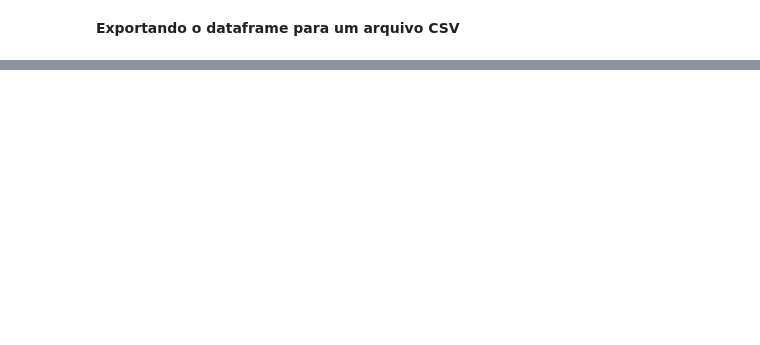
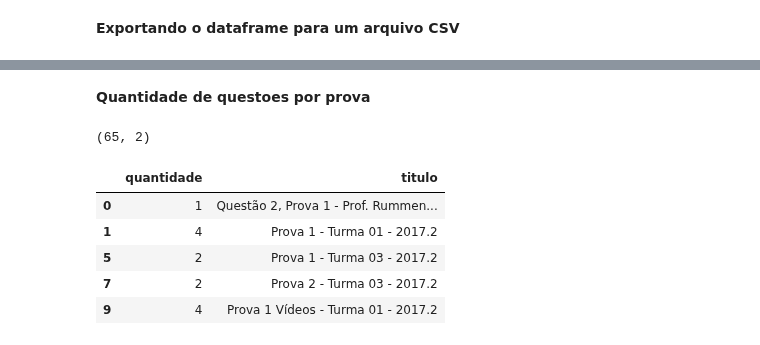
Before and after one commit to repitta/CienciaDeDadosEducacionais, a Jupyter notebook: LOP.ipynb, the cells around one changed output, grey strips where cells are left out. Saved outputs shown, nothing was run; the diff lists cells and outputs as text; code cells hidden in the pictures; blank space fills up the shorter version.

```diff
--- a/LOP.ipynb
+++ b/LOP.ipynb
@@ -589,0 +650,16 @@ tabelaFinalT.to_csv(r'lopUsuarioNota.csv')
+# %%
+colunas   = ["idProva","idQuestao","titulo", "finalizou", "iniciou", 'idTurma']
+provaNovo = pd.DataFrame(columns=colunas)
+for i in range(len(tabProvas)):
+  idProva   = tabProvas["_id"].iloc[i]
+  titulo    = tabProvas["titulo"].iloc[i]
+  finalizou = tabProvas["finalizou"].iloc[i]
+  iniciou   = tabProvas["iniciou"].iloc[i]
+  q = tabProvas["questao"].iloc[i]
+  t = tabProvas["turma"].iloc[i]
+  for a in range(8):
+    questao = q[a]
+    if a <=7:
+      turma = t[a]
+    dic = {"idProva": idProva ,"titulo":titulo, "idQuestao": questao, "finalizou": finalizou,"iniciou":iniciou, "idTurma":turma}
+    provaNovo = pd.concat([provaNovo, pd.DataFrame(dic, index=[0])],  ignore_index=True, sort=False )
@@ -589,0 +668,4 @@ tabelaFinalT.to_csv(r'lopUsuarioNota.csv')
+# %%
+provaNovo = provaNovo.dropna(axis=0, how='any')
+print(provaNovo.shape)
+provaNovo.info()
@@ -589,0 +687,6 @@ tabelaFinalT.to_csv(r'lopUsuarioNota.csv')
+# %%
+quantidadeProva = provaNovo.groupby("idProva").count()
+quantidadeProva = quantidadeProva.reset_index()
+quantidadeProva = quantidadeProva.drop(["titulo","finalizou","iniciou","idTurma"] , axis=1)
+quantidadeProva.rename(columns={"idQuestao":"quantidade"}, inplace=True)
+provaNovo= pd.merge(left = provaNovo, right = quantidadeProva, on='idProva', how="right")
@@ -589,0 +759,15 @@ tabelaFinalT.to_csv(r'lopUsuarioNota.csv')
+# %% [markdown]
+**Quantidade de questoes por prova**
+# %%
+quantQuesProva = provaNovo[['quantidade','titulo']]
+quantQuesProva = quantQuesProva.drop_duplicates()
+print(quantQuesProva.shape)
+quantQuesProva.head()
+# %% [output]
+(65, 2)
+|  | quantidade | titulo |
+| 0 | 1 | Questão 2, Prova 1 - Prof. Rummen... |
+| 1 | 4 | Prova 1 - Turma 01 - 2017.2 |
+| 5 | 2 | Prova 1 - Turma 03 - 2017.2 |
+| 7 | 2 | Prova 2 - Turma 03 - 2017.2 |
+| 9 | 4 | Prova 1 Vídeos - Turma 01 - 2017.2 |
```
Also changed, not shown: parts of 54 cells of this notebook.
